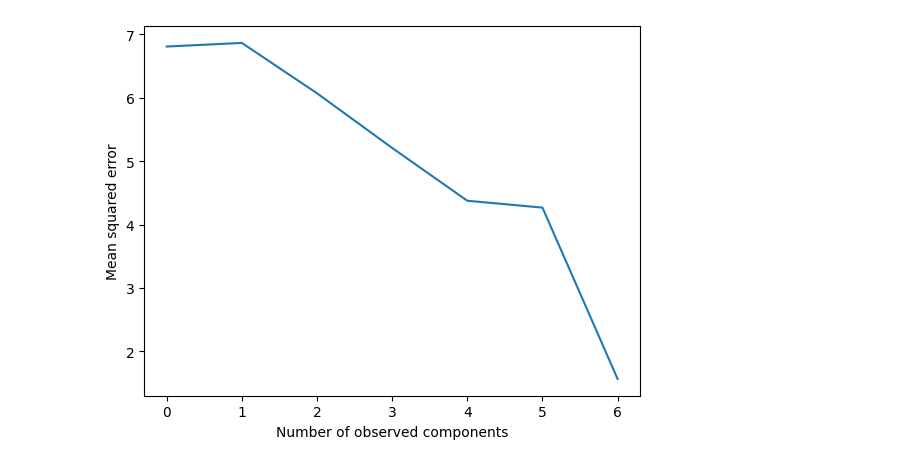
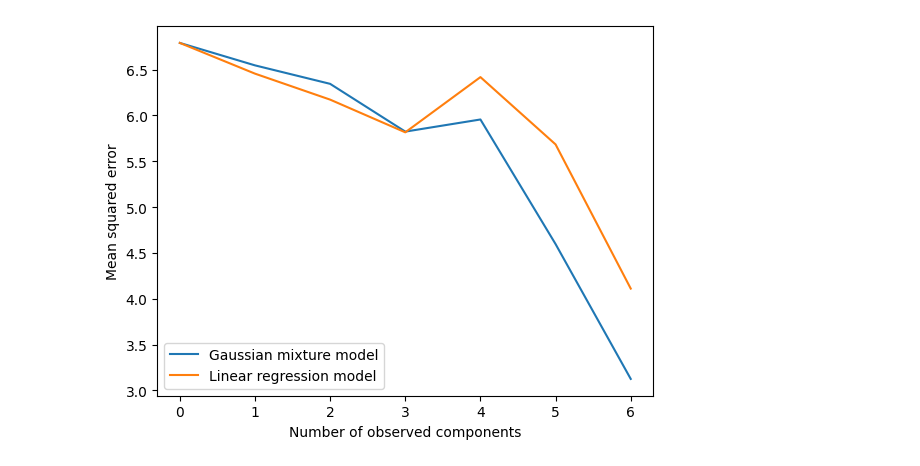
Before and after one commit to aasyed36/Volume-Prediction-Project, a Jupyter notebook: gmv_demo.ipynb, the cells around one changed output. Drawn from its saved outputs; the diff is of its cells as text; code cells hidden in the pictures.

Commit message:
adds linear volume predictor

```diff
--- a/gmv_demo.ipynb
+++ b/gmv_demo.ipynb
@@ -7,38 +7,51 @@ def randcov(m):
     A = np.random.randn(m, m)
     return np.dot(A, A.T)
 
 
+num_components = 3
 dim = 7
 
-weights = np.random.rand(3)
+weights = np.random.rand(num_components)
 weights /= weights.sum()
 
 mus = [np.random.randn(dim) for _ in range(len(weights))]
 sigmas = [randcov(dim) for _ in range(len(weights))]
 
 
 def sample(n):
     out = np.zeros((n, dim))
     for i in range(n):
         k = np.random.choice(len(weights), p=weights)
         out[i] = np.random.multivariate_normal(mus[k], sigmas[k])
     return out
 
+# test data
+fit_data = sample(1000)
+val_data = sample(1000)
 
-X = sample(1000)
+# fit gmv
+gmv = GaussianMixtureVolume(n_components=len(weights))
+gmv.fit(fit_data)
 
-model = GaussianMixtureVolume(n_components=len(weights))
-model.fit(sample(1000))
+# fit linear regression
+lrv = LinearRegressionVolume(dim)
+lrv.fit(fit_data)
 
+# test
 calc_mse = lambda pred, true: np.mean(np.square(true - pred))
 
-MSE = [calc_mse(model.predict(), X)]
+gmv_mse = [calc_mse(gmv.predict(), val_data)]
+lrv_mse = [calc_mse(lrv.predict(), val_data)]
 for i in range(dim - 1):
-    MSE.append(calc_mse(model.predict(X[:, : i + 1]), X[:, i + 1 :]))
+    gmv_mse.append(calc_mse(gmv.predict(val_data[:, : i + 1]), val_data[:, i + 1 :]))
+    lrv_mse.append(calc_mse(lrv.predict(val_data[:, : i + 1]), val_data[:, i + 1 :]))
 
-plt.plot(MSE)
+
+plt.plot(gmv_mse, label="Gaussian mixture model")
+plt.plot(lrv_mse, label="Linear regression model")
 plt.xlabel("Number of observed components")
 plt.ylabel("Mean squared error")
+plt.legend()
 plt.show()
 # %% [output]
-[figure, old version]
+[figure, new version]
```
Also changed, not shown: parts of 1 cell of this notebook, 2 other files.
